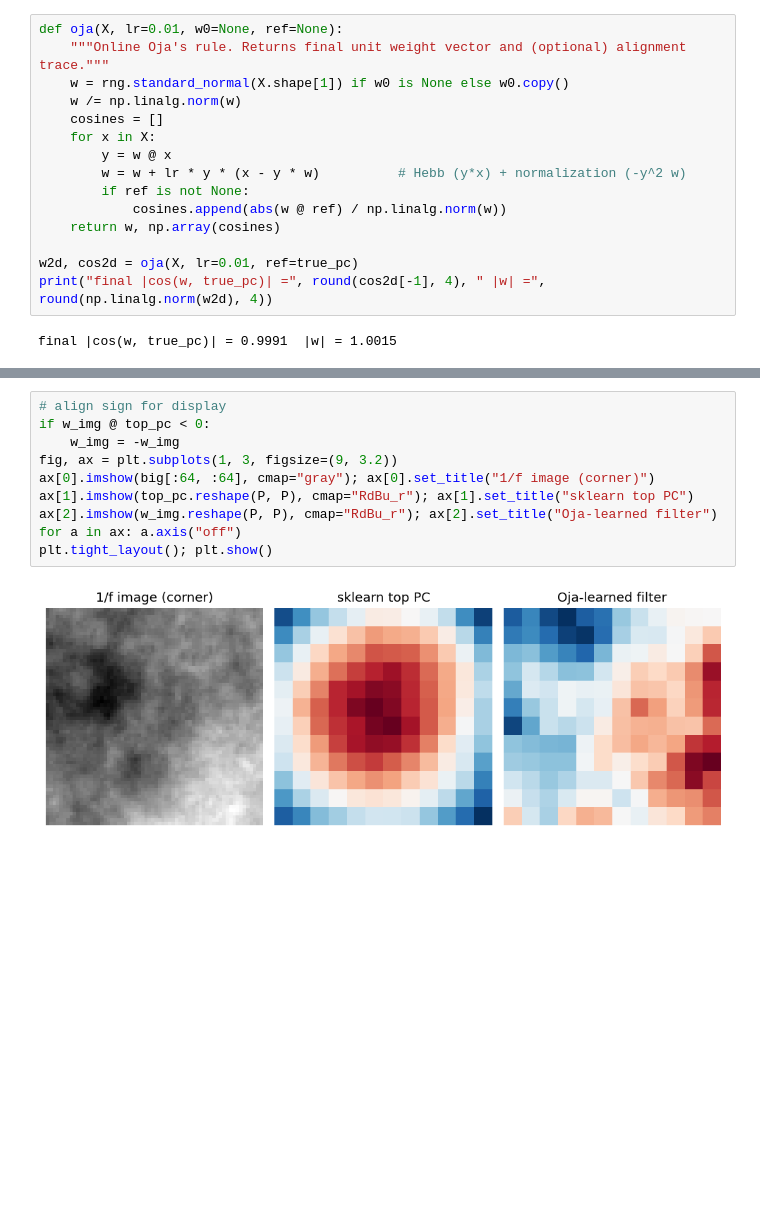
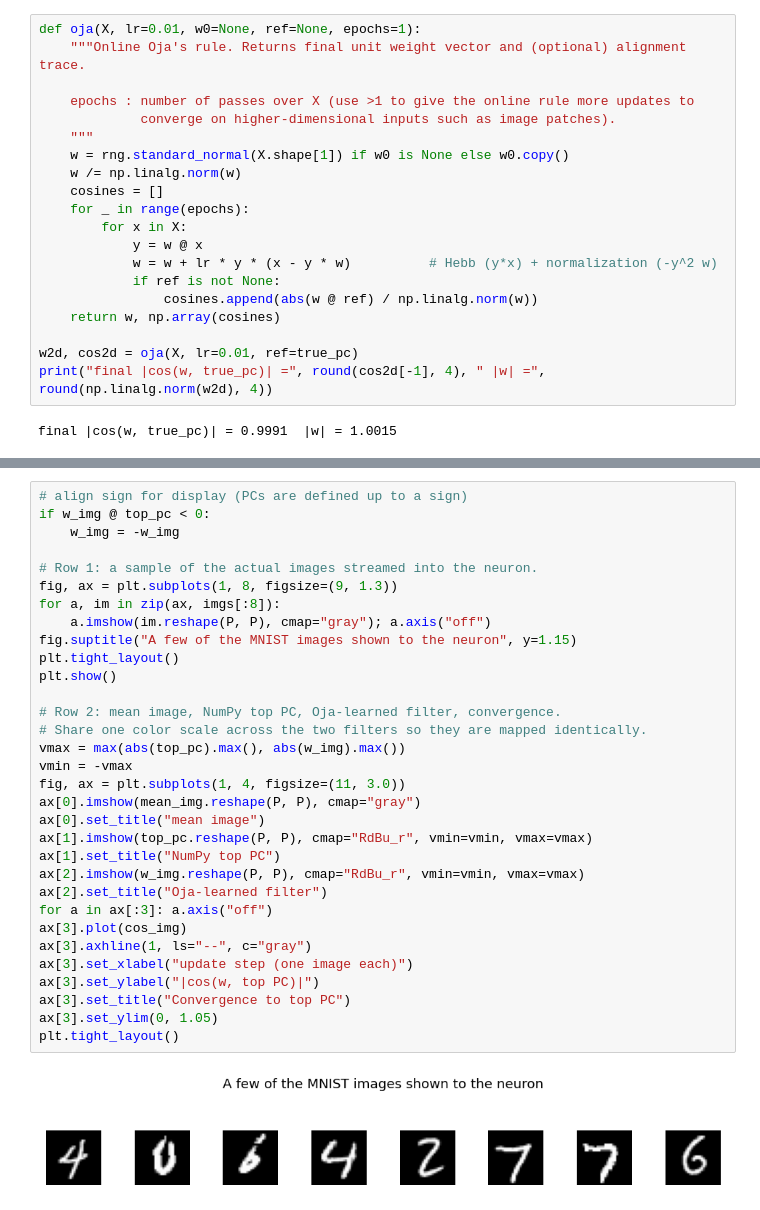
Before and after one commit to NeoNeuron/ccnss26-tutorials, a Jupyter notebook: demo1_oja_receptive_field.ipynb, the cells around one changed output, grey strips where cells are left out. Cells and saved outputs as stored; diff of their text form; blank space fills up the shorter version.

```diff
--- a/demo1_oja_receptive_field.ipynb
+++ b/demo1_oja_receptive_field.ipynb
@@ -36,16 +53,21 @@ true top PC: [-0.873 -0.488]
 # %% [markdown]
 **Oja's rule** as an online loop. We track alignment with the true top PC.
 # %%
-def oja(X, lr=0.01, w0=None, ref=None):
-    """Online Oja's rule. Returns final unit weight vector and (optional) alignment trace."""
+def oja(X, lr=0.01, w0=None, ref=None, epochs=1):
+    """Online Oja's rule. Returns final unit weight vector and (optional) alignment trace.
+
+    epochs : number of passes over X (use >1 to give the online rule more updates to
+             converge on higher-dimensional inputs such as image patches).
+    """
     w = rng.standard_normal(X.shape[1]) if w0 is None else w0.copy()
     w /= np.linalg.norm(w)
     cosines = []
-    for x in X:
-        y = w @ x
-        w = w + lr * y * (x - y * w)          # Hebb (y*x) + normalization (-y^2 w)
-        if ref is not None:
-            cosines.append(abs(w @ ref) / np.linalg.norm(w))
+    for _ in range(epochs):
+        for x in X:
+            y = w @ x
+            w = w + lr * y * (x - y * w)          # Hebb (y*x) + normalization (-y^2 w)
+            if ref is not None:
+                cosines.append(abs(w @ ref) / np.linalg.norm(w))
     return w, np.array(cosines)
 
 w2d, cos2d = oja(X, lr=0.01, ref=true_pc)
@@ -98,12 +136,34 @@ print("|cos(Oja filter, sklearn top PC)| =", round(abs(w_img @ top_pc), 4))
 # %%
-# align sign for display
+# align sign for display (PCs are defined up to a sign)
 if w_img @ top_pc < 0:
     w_img = -w_img
-fig, ax = plt.subplots(1, 3, figsize=(9, 3.2))
-ax[0].imshow(big[:64, :64], cmap="gray"); ax[0].set_title("1/f image (corner)")
-ax[1].imshow(top_pc.reshape(P, P), cmap="RdBu_r"); ax[1].set_title("sklearn top PC")
-ax[2].imshow(w_img.reshape(P, P), cmap="RdBu_r"); ax[2].set_title("Oja-learned filter")
-for a in ax: a.axis("off")
-plt.tight_layout(); plt.show()
+
+# Row 1: a sample of the actual images streamed into the neuron.
+fig, ax = plt.subplots(1, 8, figsize=(9, 1.3))
+for a, im in zip(ax, imgs[:8]):
+    a.imshow(im.reshape(P, P), cmap="gray"); a.axis("off")
+fig.suptitle("A few of the MNIST images shown to the neuron", y=1.15)
+plt.tight_layout()
+plt.show()
+
+# Row 2: mean image, NumPy top PC, Oja-learned filter, convergence.
+# Share one color scale across the two filters so they are mapped identically.
+vmax = max(abs(top_pc).max(), abs(w_img).max())
+vmin = -vmax
+fig, ax = plt.subplots(1, 4, figsize=(11, 3.0))
+ax[0].imshow(mean_img.reshape(P, P), cmap="gray")
+ax[0].set_title("mean image")
+ax[1].imshow(top_pc.reshape(P, P), cmap="RdBu_r", vmin=vmin, vmax=vmax)
+ax[1].set_title("NumPy top PC")
+ax[2].imshow(w_img.reshape(P, P), cmap="RdBu_r", vmin=vmin, vmax=vmax)
+ax[2].set_title("Oja-learned filter")
+for a in ax[:3]: a.axis("off")
+ax[3].plot(cos_img)
+ax[3].axhline(1, ls="--", c="gray")
+ax[3].set_xlabel("update step (one image each)")
+ax[3].set_ylabel("|cos(w, top PC)|")
+ax[3].set_title("Convergence to top PC")
+ax[3].set_ylim(0, 1.05)
+plt.tight_layout()
 # %% [output]
-[figure, old version]
+[figure, new version]
```
Also changed, not shown: parts of 9 cells of this notebook, 1 other file.
